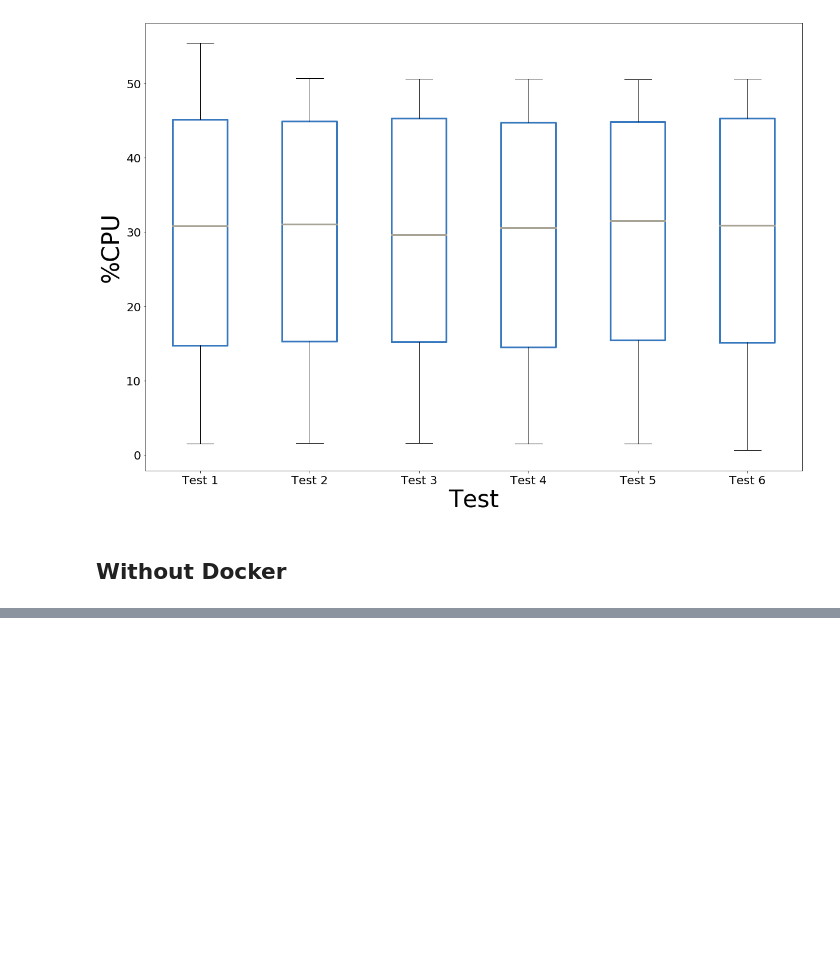
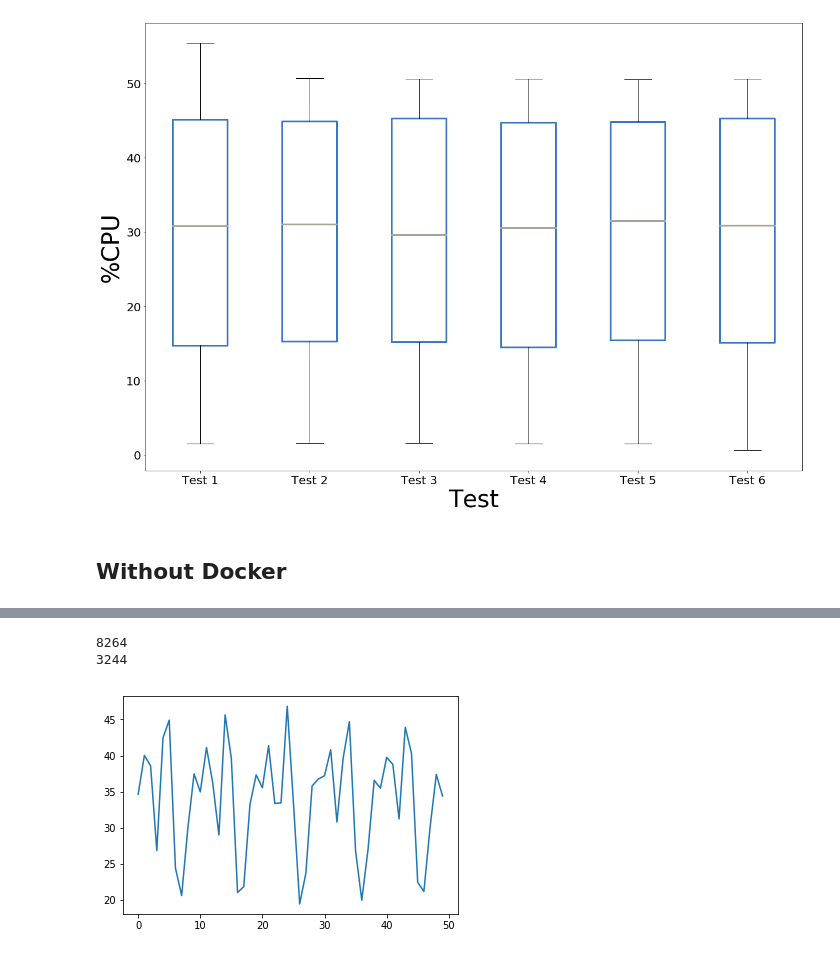
Before and after one commit to ThibaultHuyet/data_parsing, a Jupyter notebook: Notebooks/Untitled.ipynb, the cells around one changed output, grey strips where cells are left out. Drawn from its saved outputs; the diff is of its cells as text; code cells hidden in the pictures; blank space fills up the shorter version.

```diff
--- a/Notebooks/Untitled.ipynb
+++ b/Notebooks/Untitled.ipynb
@@ -411,0 +451,12 @@ plt.show()
+# %%
+cross = np.correlate(main1, main2)
+print(len(main1))
+print(len(cross))
+cross = cross / len(cross)
+
+plt.plot(cross[100:150])
+plt.show()
+# %% [output]
+8264
+3244
+[figure, added]
```
Also changed, not shown: parts of 8 cells of this notebook.
